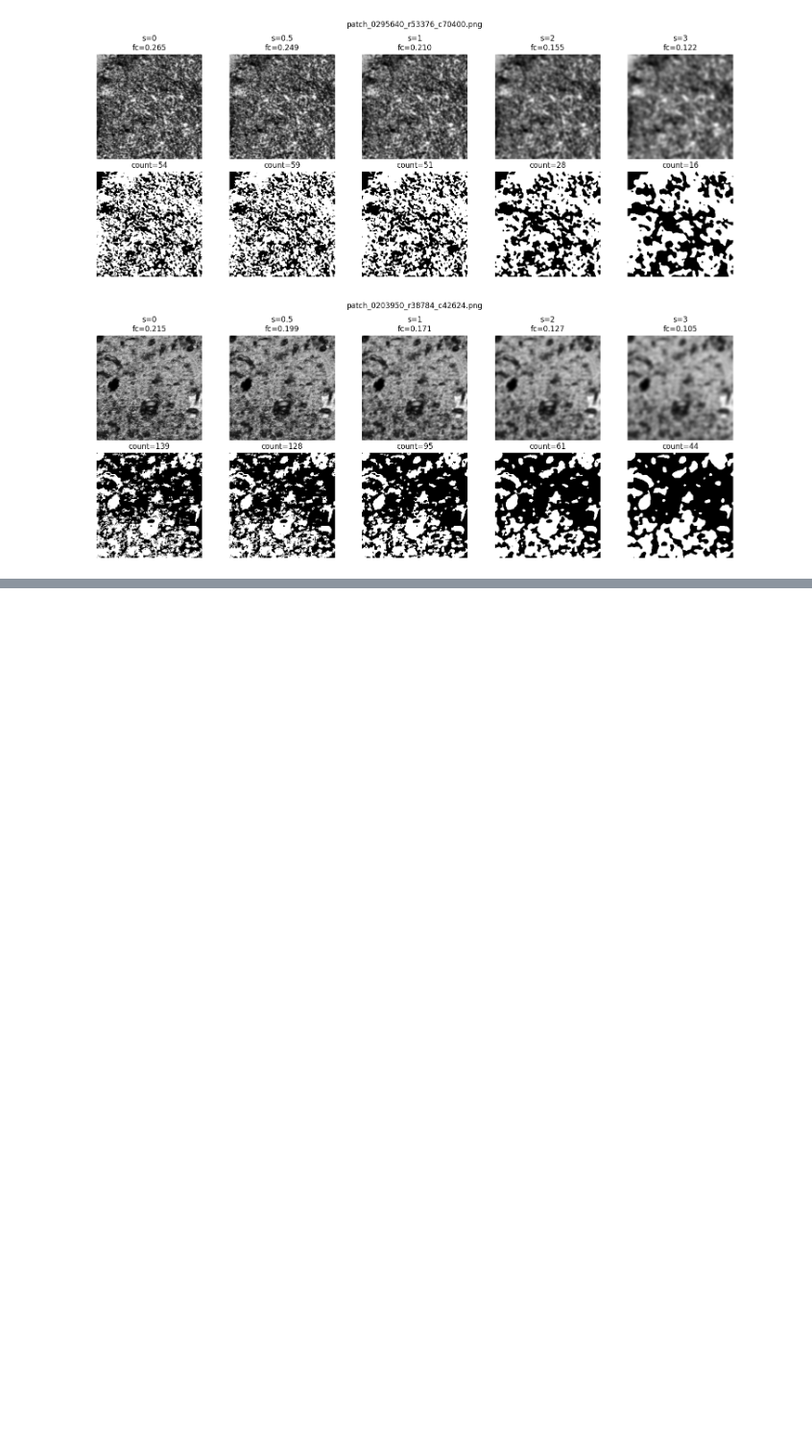
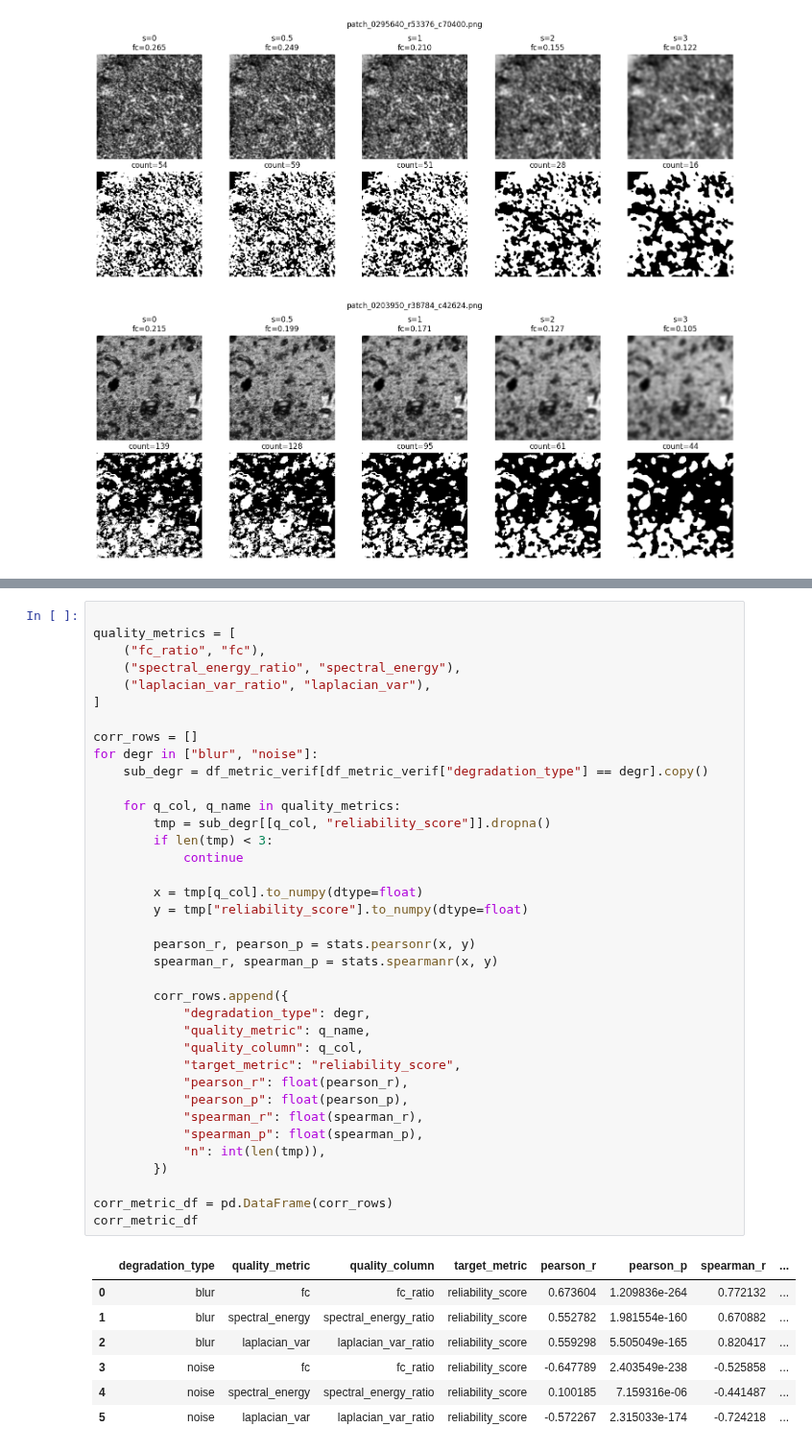
Before and after one commit to DwardEE/BME1462, a Jupyter notebook: image_verification.ipynb, the cells around one changed output, grey strips where cells are left out. Shown at 96% size. Drawn from its saved outputs; the diff is of its cells as text; blank space fills up the shorter version.

```diff
--- a/image_verification.ipynb
+++ b/image_verification.ipynb
@@ -519,0 +788,45 @@ for fname in example_files:
+# %%
+
+quality_metrics = [
+    ("fc_ratio", "fc"),
+    ("spectral_energy_ratio", "spectral_energy"),
+    ("laplacian_var_ratio", "laplacian_var"),
+]
+
+corr_rows = []
+for degr in ["blur", "noise"]:
+    sub_degr = df_metric_verif[df_metric_verif["degradation_type"] == degr].copy()
+
+    for q_col, q_name in quality_metrics:
+        tmp = sub_degr[[q_col, "reliability_score"]].dropna()
+        if len(tmp) < 3:
+            continue
+
+        x = tmp[q_col].to_numpy(dtype=float)
+        y = tmp["reliability_score"].to_numpy(dtype=float)
+
+        pearson_r, pearson_p = stats.pearsonr(x, y)
+        spearman_r, spearman_p = stats.spearmanr(x, y)
+
+        corr_rows.append({
+            "degradation_type": degr,
+            "quality_metric": q_name,
+            "quality_column": q_col,
+            "target_metric": "reliability_score",
+            "pearson_r": float(pearson_r),
+            "pearson_p": float(pearson_p),
+            "spearman_r": float(spearman_r),
+            "spearman_p": float(spearman_p),
+            "n": int(len(tmp)),
+        })
+
+corr_metric_df = pd.DataFrame(corr_rows)
+corr_metric_df
+# %% [output]
+|  | degradation_type | quality_metric | quality_column | target_metric | pearson_r | pearson_p | spearman_r | ... |
+| 0 | blur | fc | fc_ratio | reliability_score | 0.673604 | 1.209836e-264 | 0.772132 | ... |
+| 1 | blur | spectral_energy | spectral_energy_ratio | reliability_score | 0.552782 | 1.981554e-160 | 0.670882 | ... |
+| 2 | blur | laplacian_var | laplacian_var_ratio | reliability_score | 0.559298 | 5.505049e-165 | 0.820417 | ... |
+| 3 | noise | fc | fc_ratio | reliability_score | -0.647789 | 2.403549e-238 | -0.525858 | ... |
+| 4 | noise | spectral_energy | spectral_energy_ratio | reliability_score | 0.100185 | 7.159316e-06 | -0.441487 | ... |
+| 5 | noise | laplacian_var | laplacian_var_ratio | reliability_score | -0.572267 | 2.315033e-174 | -0.724218 | ... |
```
Also changed, not shown: parts of 30 cells of this notebook, 1 other file.
